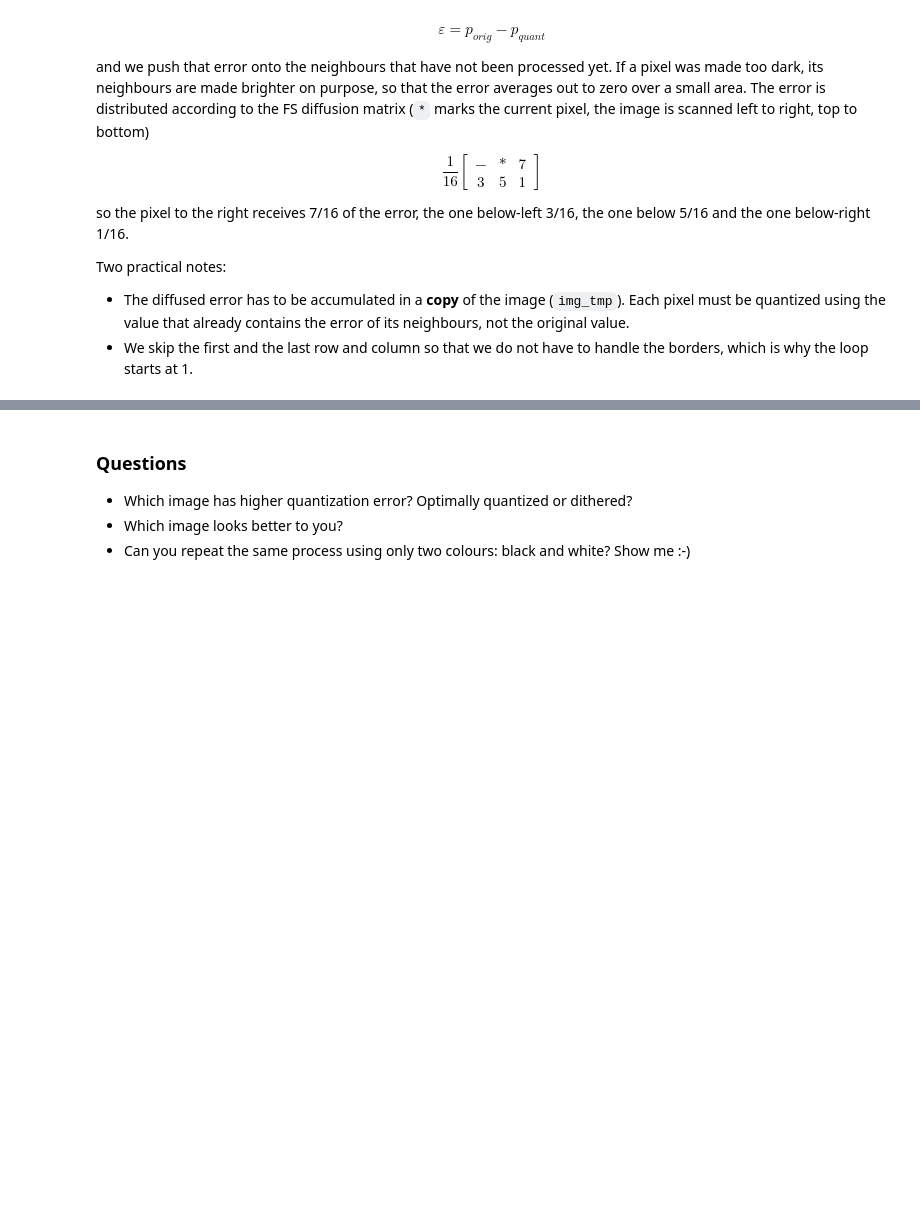
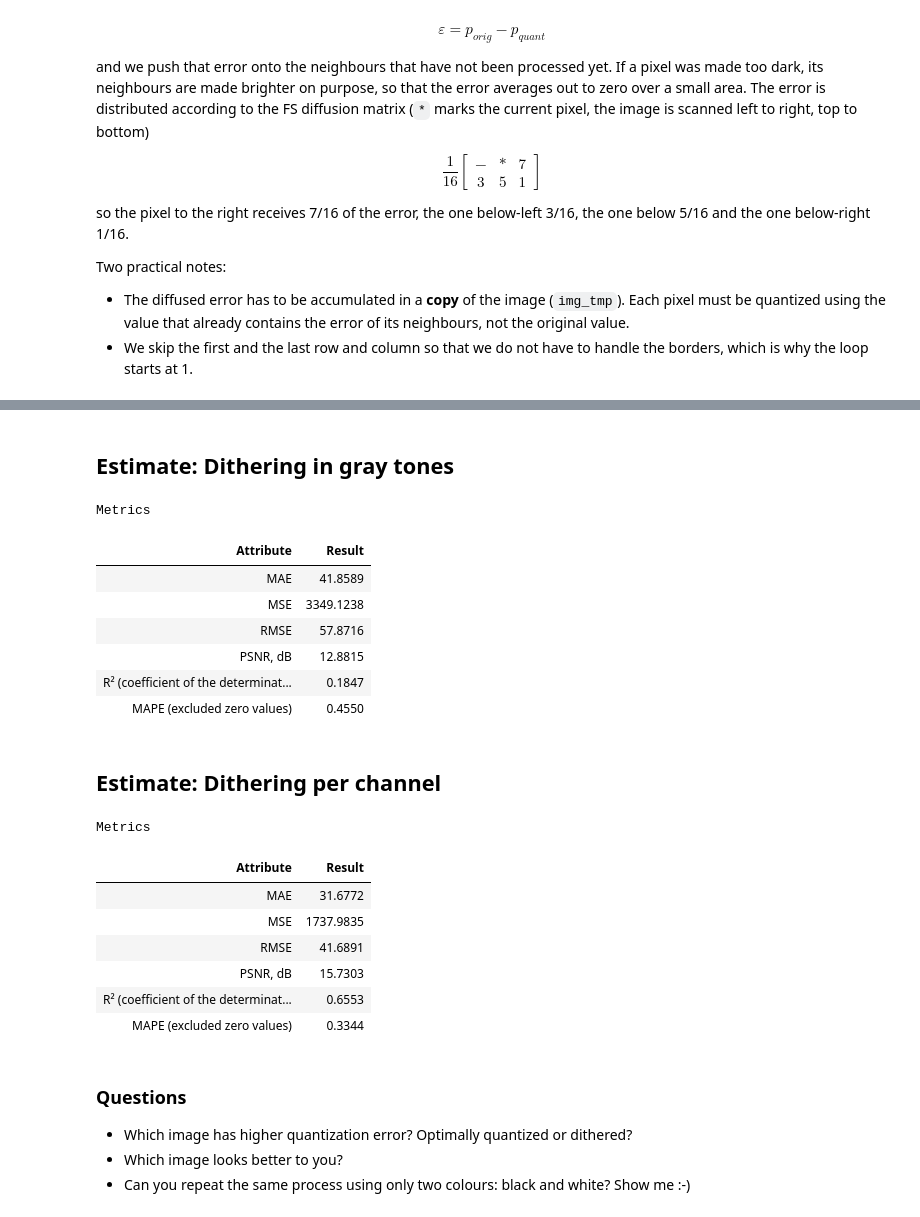
Before and after one commit to BogdanPinchuk/ComputerVision-PBY_HW5, a Jupyter notebook: Bohdan_Pinchuk_CV_HW5.ipynb, the cells around one changed output, grey strips where cells are left out. Saved outputs shown, nothing was run; the diff lists cells and outputs as text; code cells hidden in the pictures; blank space fills up the shorter version.

```diff
--- a/Bohdan_Pinchuk_CV_HW5.ipynb
+++ b/Bohdan_Pinchuk_CV_HW5.ipynb
@@ -351,6 +416,38 @@ plt.subplot(122), plt.imshow(...)  # dithering
 # %%
 # Compute average squared quantization error for dithered image
-avg_dith_error =
+
+import apps.main as mn
+from IPython.core.display import Markdown
+
+# Input data
+# avg_dith_error =
+
+# Solution
+
+# Print results
+display(Markdown(f"## Estimate: Dithering in gray tones"))
+df_d_gt = mn.calc_metrics(dithering, img_rgb, 255)
+display(Markdown(f"## Estimate: Dithering per channel"))
+df_d_pc = mn.calc_metrics(dithering_per_channel, img_rgb, 255)
+# %% [output]
+## Estimate: Dithering in gray tones
+Metrics
+| Attribute | Result |
+| MAE | 41.8589 |
+| MSE | 3349.1238 |
+| RMSE | 57.8716 |
+| PSNR, dB | 12.8815 |
+| R² (coefficient of the determinat... | 0.1847 |
+| MAPE (excluded zero values) | 0.4550 |
+## Estimate: Dithering per channel
+Metrics
+| Attribute | Result |
+| MAE | 31.6772 |
+| MSE | 1737.9835 |
+| RMSE | 41.6891 |
+| PSNR, dB | 15.7303 |
+| R² (coefficient of the determinat... | 0.6553 |
+| MAPE (excluded zero values) | 0.3344 |
 # %% [markdown]
 ### Questions
 * Which image has higher quantization error? Optimally quantized or dithered?
```
Also changed, not shown: parts of 8 cells of this notebook.
